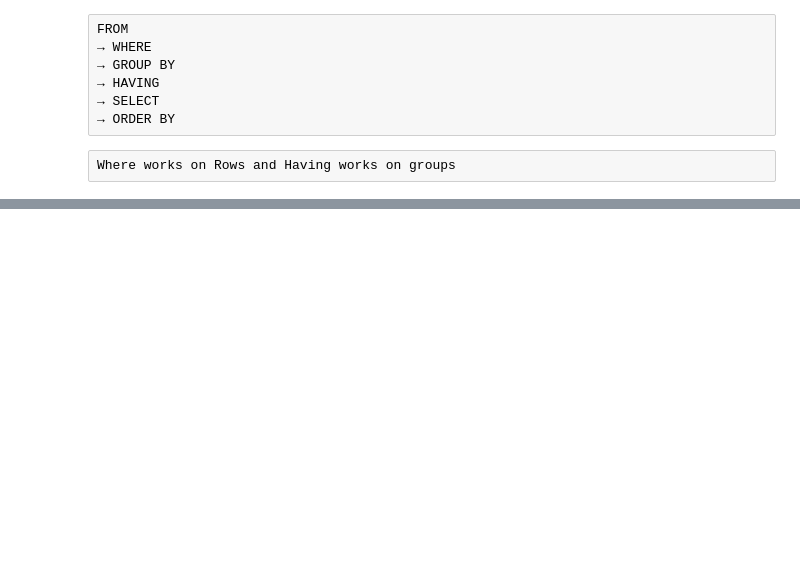
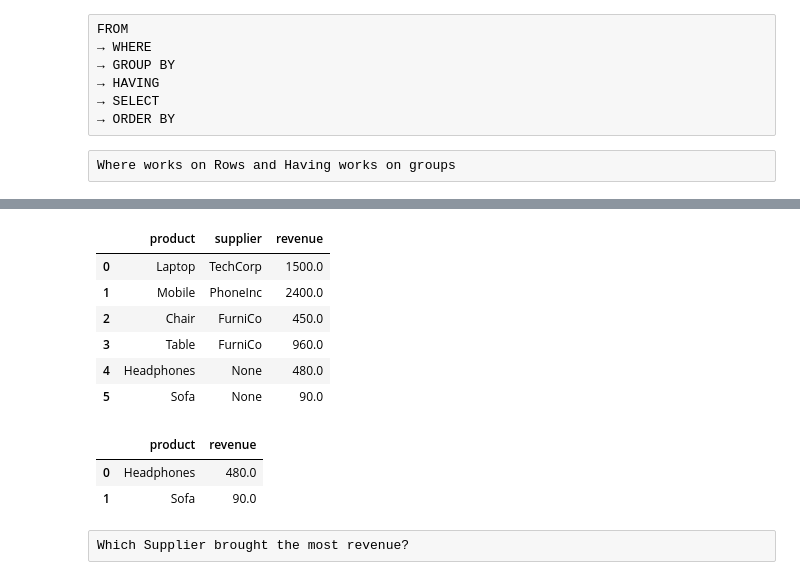
Before and after one commit to anshuman-shukla02/data-analysis-bootcamp, a Jupyter notebook: 01_data_analysis/notebooks/05_sql_analysis.ipynb, the cells around one changed output, grey strips where cells are left out. Drawn from its saved outputs; the diff is of its cells as text; code cells hidden in the pictures; blank space fills up the shorter version.

```diff
--- a/01_data_analysis/notebooks/05_sql_analysis.ipynb
+++ b/01_data_analysis/notebooks/05_sql_analysis.ipynb
@@ -103,0 +200,30 @@ Where works on Rows and Having works on groups
+# %%
+query = """SELECT s.product, p.supplier, s.revenue
+FROM sales AS s
+LEFT JOIN products AS p
+ON s.product = p.product;"""
+pd.read_sql(query, conn)
+# %% [output]
+|  | product | supplier | revenue |
+| 0 | Laptop | TechCorp | 1500.0 |
+| 1 | Mobile | PhoneInc | 2400.0 |
+| 2 | Chair | FurniCo | 450.0 |
+| 3 | Table | FurniCo | 960.0 |
+| 4 | Headphones | None | 480.0 |
+| 5 | Sofa | None | 90.0 |
+# %%
+query = """SELECT
+    s.product,
+    s.revenue
+FROM sales AS s
+LEFT JOIN products AS p
+    ON s.product = p.product
+WHERE p.product IS NULL;"""
+
+pd.read_sql(query, conn)
+# %% [output]
+|  | product | revenue |
+| 0 | Headphones | 480.0 |
+| 1 | Sofa | 90.0 |
+# %% [raw]
+Which Supplier brought the most revenue?
```
Also changed, not shown: parts of 26 cells of this notebook.
